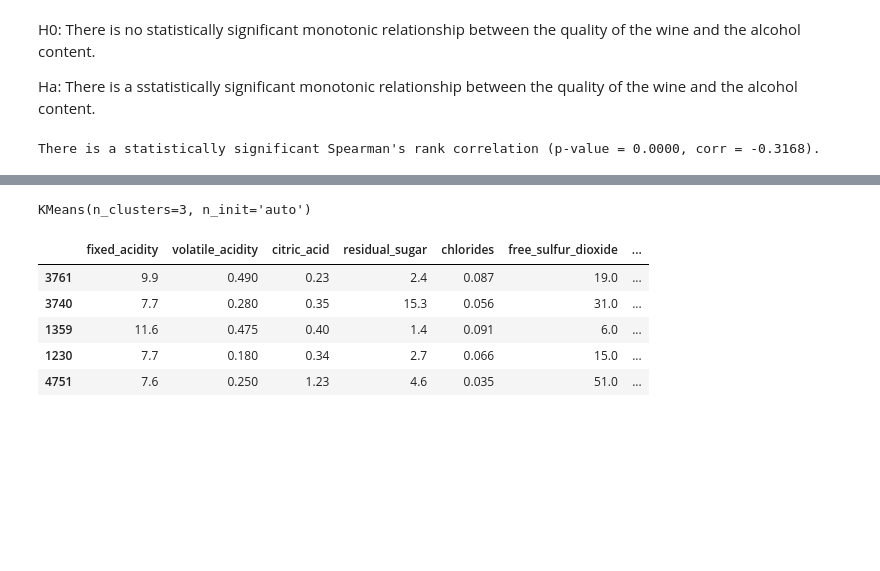
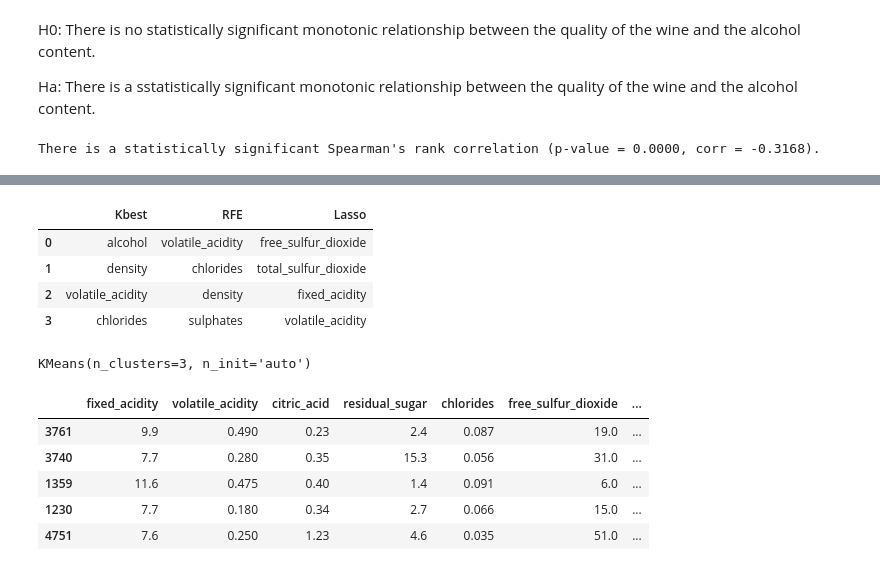
Before and after one commit to Clustering-Project/wine_quality_project, a Jupyter notebook: John/explore.ipynb, the cells around one changed output, grey strips where cells are left out. Saved outputs shown, nothing was run; the diff lists cells and outputs as text; code cells hidden in the pictures; blank space fills up the shorter version.

```diff
--- a/John/explore.ipynb
+++ b/John/explore.ipynb
@@ -339,3 +661,11 @@ There is a statistically significant Spearman's rank correlation (p-value = 0.00
+# %%
+feature_selections_results(train, 'quality', 4)
+# %% [output]
+|  | Kbest | RFE | Lasso |
+| 0 | alcohol | volatile_acidity | free_sulfur_dioxide |
+| 1 | density | chlorides | total_sulfur_dioxide |
+| 2 | volatile_acidity | density | fixed_acidity |
+| 3 | chlorides | sulphates | volatile_acidity |
 # %%
 kmeans = KMeans(n_clusters=3, n_init='auto')
 features = train[['alcohol', 'density']]
```
Also changed, not shown: parts of 32 cells of this notebook.
